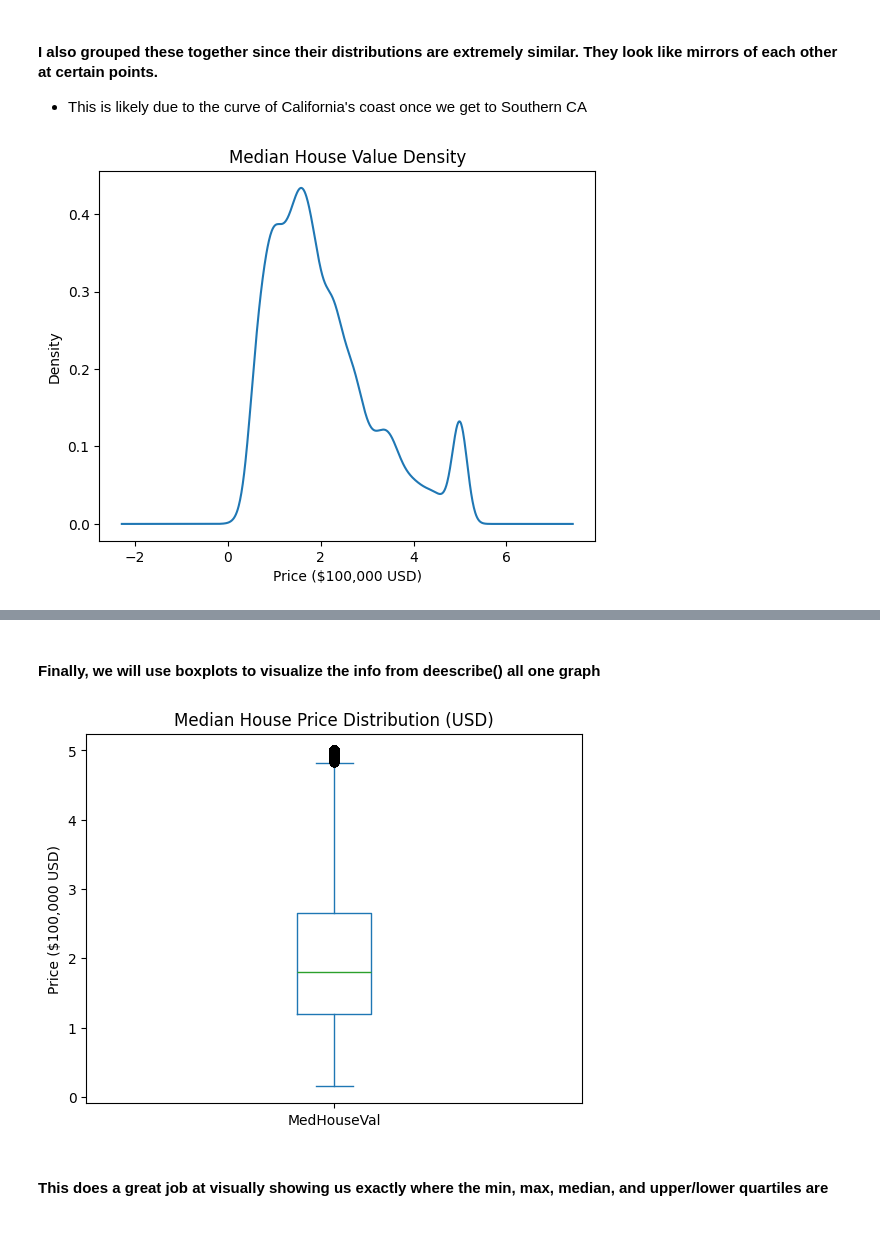
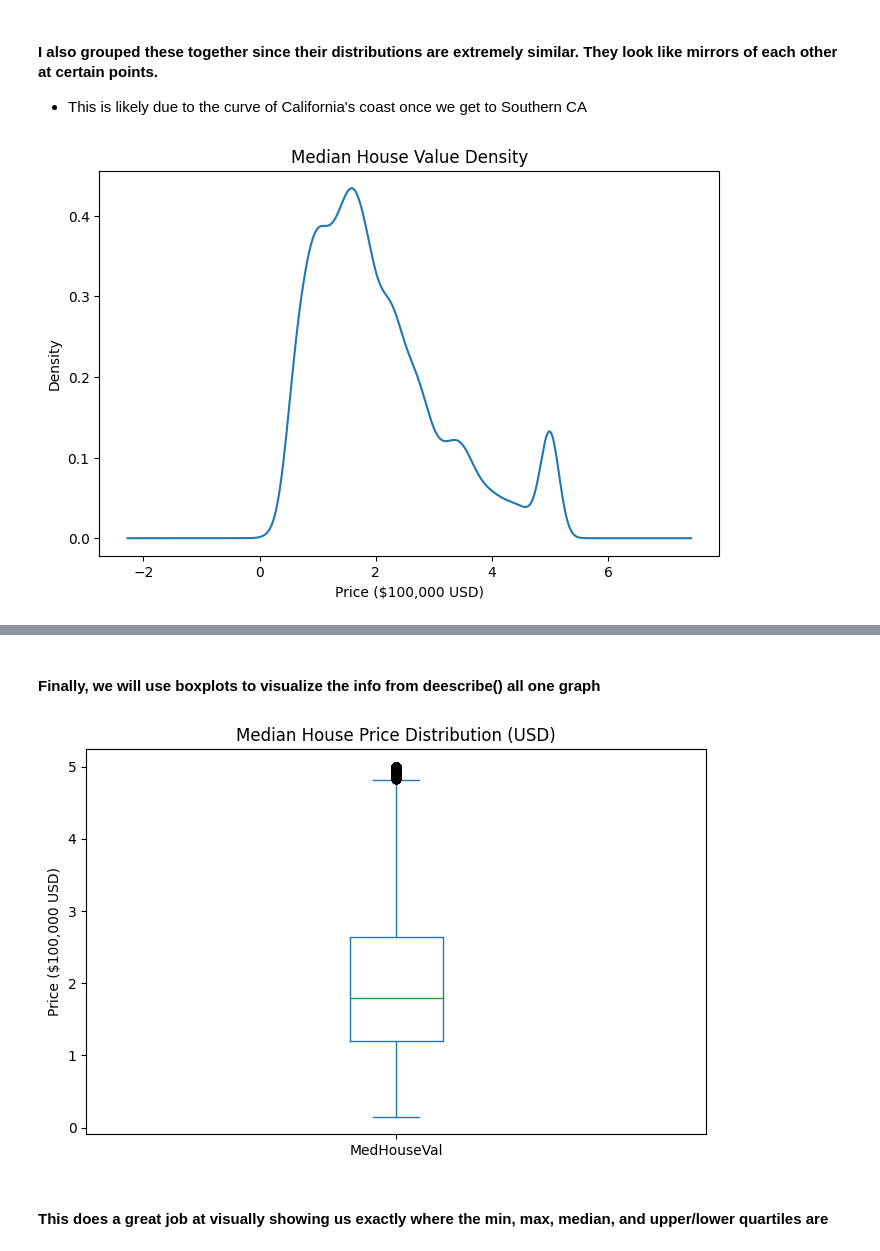
Before and after one commit to Kaydonius/ml-housing-price-pipeline, a Jupyter notebook: notebooks/01_eda.ipynb, the cells around one changed output, grey strips where cells are left out. Drawn from its saved outputs; the diff is of its cells as text; code cells hidden in the pictures.

```diff
--- a/notebooks/01_eda.ipynb
+++ b/notebooks/01_eda.ipynb
@@ -165,11 +175,14 @@ plt.show()
 #### I also grouped these together since their distributions are extremely similar. They look like mirrors of each other at certain points.
 - This is likely due to the curve of California's coast once we get to Southern CA
 # %%
-ax = df['MedHouseVal'].plot(kind='kde', title='Median House Value Density')
+fig, ax = plt.subplots(figsize=(8, 5))
+df['MedHouseVal'].plot(kind='kde', title='Median House Value Density')
 ax.set_xlabel("Price ($100,000 USD)")
+
+fig.savefig("../reports/figures/medhouseval_kde.png")
 plt.show()
 # %% [output]
-[figure, old version]
+[figure, new version]
 # %% [markdown]
 #### The target column
 - Huge peak around $190-200,000. This is where most of the density is for homes around that time
@@ -178,11 +191,14 @@ plt.show()
 #### Finally, we will use boxplots to visualize the info from deescribe() all one graph
 # %%
 # starting with the target column
-ax = df['MedHouseVal'].plot(kind='box', title='Median House Price Distribution (USD)')
+fig, ax = plt.subplots(figsize=(8, 5))
+df['MedHouseVal'].plot(kind='box', title='Median House Price Distribution (USD)')
 ax.set_ylabel("Price ($100,000 USD)")
+
+fig.savefig("../reports/figures/medhouseval_box.png")
 plt.show()
 # %% [output]
-[figure, old version]
+[figure, new version]
 # %% [markdown]
 #### This does a great job at visually showing us exactly where the min, max, median, and upper/lower quartiles are
 # %%
```
Also changed, not shown: parts of 15 cells of this notebook, 21 other files.
